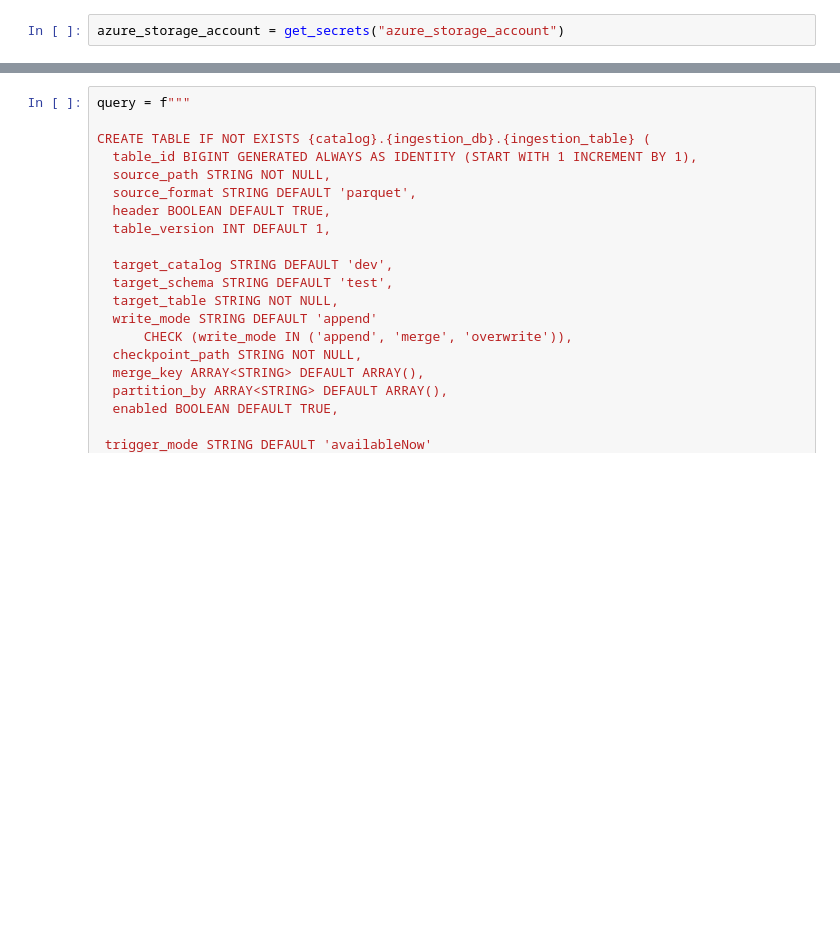
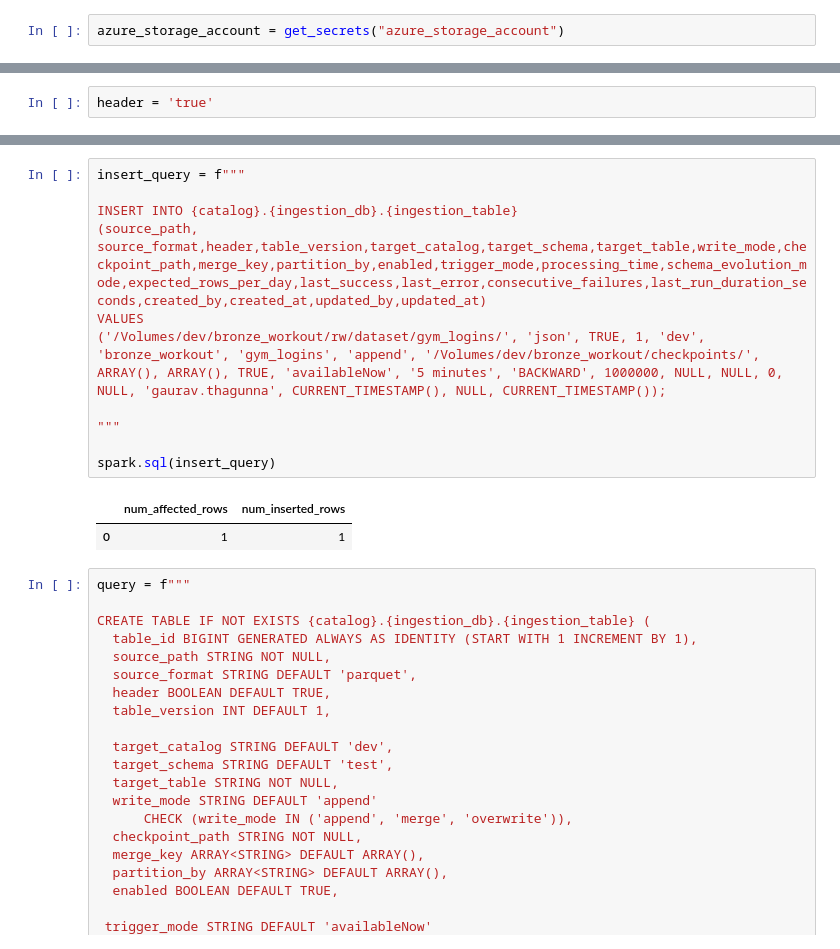
Before and after one commit to developergaurav77/WorkoutTime-Analytics-Databricks, a Jupyter notebook: notebooks/exploration.ipynb, the cells around one changed output, grey strips where cells are left out. Cells and saved outputs as stored; diff of their text form; blank space fills up the shorter version.

Commit message:
ingestion packaging started

```diff
--- a/notebooks/exploration.ipynb
+++ b/notebooks/exploration.ipynb
@@ -91,0 +223,2 @@ bronze_db = "bronze_workout"
+# %%
+header = 'true'
@@ -92,3 +258,17 @@ bronze_db = "bronze_workout"
+# %%
+insert_query = f"""
+
+INSERT INTO {catalog}.{ingestion_db}.{ingestion_table}
+(source_path,                         source_format,header,table_version,target_catalog,target_schema,target_table,write_mode,checkpoint_path,merge_key,partition_by,enabled,trigger_mode,processing_time,schema_evolution_mode,expected_rows_per_day,last_success,last_error,consecutive_failures,last_run_duration_seconds,created_by,created_at,updated_by,updated_at)
+VALUES
+('/Volumes/dev/bronze_workout/rw/dataset/gym_logins/', 'json', TRUE, 1, 'dev', 'bronze_workout', 'gym_logins', 'append', '/Volumes/dev/bronze_workout/checkpoints/', ARRAY(), ARRAY(), TRUE, 'availableNow', '5 minutes', 'BACKWARD', 1000000, NULL, NULL, 0, NULL, 'gaurav.thagunna', CURRENT_TIMESTAMP(), NULL, CURRENT_TIMESTAMP());
+
+"""
+
+spark.sql(insert_query)
+# %% [output]
+|  | num_affected_rows | num_inserted_rows |
+| 0 | 1 | 1 |
 # %%
 query = f"""
 
```
Also changed, not shown: parts of 20 cells of this notebook, 8 other files.
